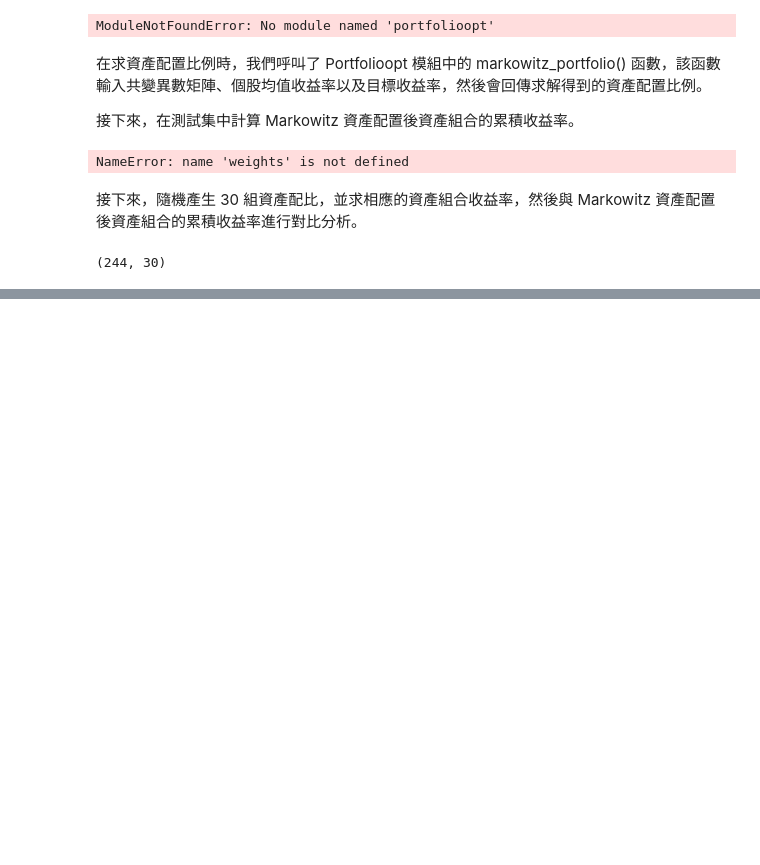
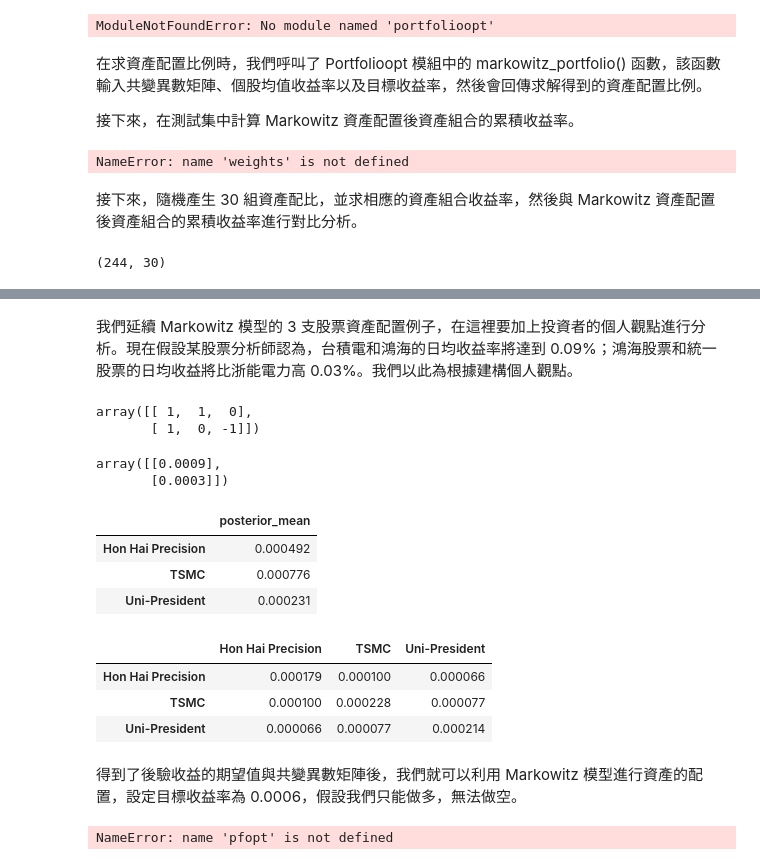
Before and after one commit to okluda/finpy_practice, a Jupyter notebook: ch_20.ipynb, the cells around one changed output, grey strips where cells are left out. Cells and saved outputs as stored; diff of their text form; code cells hidden in the pictures; blank space fills up the shorter version.

```diff
--- a/ch_20.ipynb
+++ b/ch_20.ipynb
@@ -499,0 +673,64 @@ NameError: name 'test_cum_return' is not defined
+# %%
+# 定義函數
+from scipy import linalg
+def blacklitterman(returns, tau, P, Q):
+    mu=returns.mean()
+    sigma=returns.cov()
+    pi1=mu
+    ts = tau * sigma
+    Omega = np.dot(np.dot(P,ts),P.T) * np.eye(Q.shape[0])
+    middle = linalg.inv(np.dot(np.dot(P,ts),P.T) + Omega)
+    er = np.expand_dims(pi1,axis=0).T + np.dot(np.dot(np.dot(ts,P.T),middle),(Q - np.expand_dims(np.dot(P,pi1.T),axis=1)))
+    posteriorSigma = sigma + ts - np.dot(ts.dot(P.T).dot(middle).dot(P),ts)
+    return [er, posteriorSigma]
+# %% [markdown]
+我們延續 Markowitz 模型的 3 支股票資產配置例子，在這裡要加上投資者的個人觀點進行分析。現在假設某股票分析師認為，台積電和鴻海的日均收益率將達到 0.09%；鴻海股票和統一股票的日均收益將比浙能電力高 0.03%。我們以此為根據建構個人觀點。
+# %%
+# 構造投資人的個人觀點
+# 建構資產選取矩陣 P
+pick1=np.array([1,1,0])
+q1=np.array([0.0009])
+pick2=np.array([1,0,-1])
+q2=np.array([0.0003])
+P=np.array([pick1,pick2])
+Q=np.array([q1,q2])
+# %%
+P
+# %% [output]
+array([[ 1,  1,  0],
+       [ 1,  0, -1]])
+# %%
+Q
+# %% [output]
+array([[0.0009],
+       [0.0003]])
+# %%
+# 修正後驗收益
+res=blacklitterman(retData,0.1, P, Q)
+p_mean=pd.DataFrame(res[0],index=retData.columns,columns=['posterior_mean'])
+# %%
+p_mean
+# %% [output]
+|  | posterior_mean |
+| Hon Hai Precision | 0.000492 |
+| TSMC | 0.000776 |
+| Uni-President | 0.000231 |
+# %%
+p_cov=res[1]
+# %%
+p_cov
+# %% [output]
+|  | Hon Hai Precision | TSMC | Uni-President |
+| Hon Hai Precision | 0.000179 | 0.000100 | 0.000066 |
+| TSMC | 0.000100 | 0.000228 | 0.000077 |
+| Uni-President | 0.000066 | 0.000077 | 0.000214 |
+# %% [markdown]
+得到了後驗收益的期望值與共變異數矩陣後，我們就可以利用 Markowitz 模型進行資產的配置，設定目標收益率為 0.0006，假設我們只能做多，無法做空。
+# %%
+target_ret2 = 0.0006
+cov_mat2 = res[1]
+avg_rets2 = pd.Series(res[0][:,0],index=retData.columns)
+weight2 = pfopt.markowitz_portfolio(cov_mat2, avg_rets2, target_ret2, allow_short=False)
+weight2
+# %% [output]
+NameError: name 'pfopt' is not defined
```
Also changed, not shown: parts of 6 cells of this notebook.
